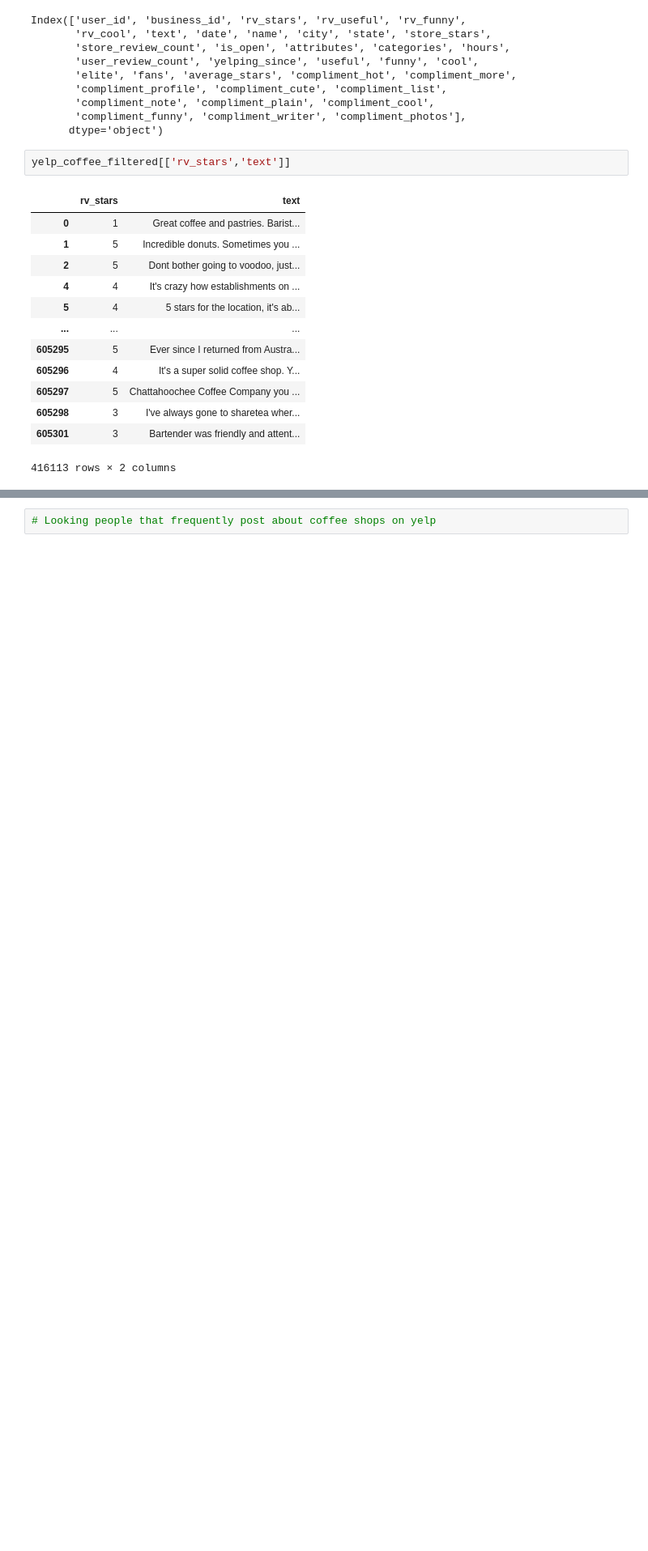
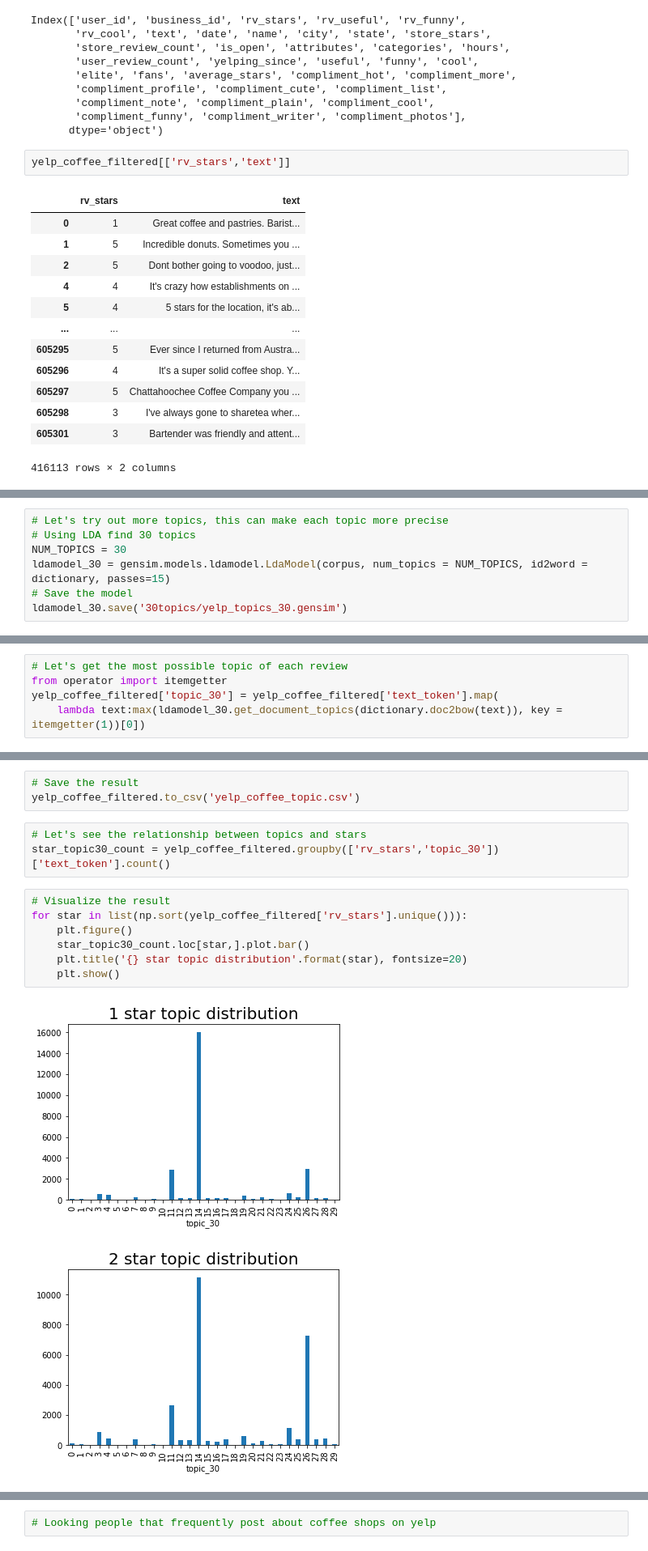
Before and after one commit to erojing/Analyzing_Yelp_Dataset, a Jupyter notebook: Final project.ipynb, the cells around one changed output, grey strips where cells are left out. Shown: that part at 81% size. Saved outputs shown, nothing was run; the diff lists cells and outputs as text; blank space fills up the shorter version.

```diff
--- a/Final project.ipynb
+++ b/Final project.ipynb
@@ -189,0 +372,7 @@ yelp_coffee_filtered
+# %%
+# Let's try out more topics, this can make each topic more precise
+# Using LDA find 30 topics
+NUM_TOPICS = 30
+ldamodel_30 = gensim.models.ldamodel.LdaModel(corpus, num_topics = NUM_TOPICS, id2word = dictionary, passes=15)
+# Save the model
+ldamodel_30.save('30topics/yelp_topics_30.gensim')
@@ -189,0 +412,5 @@ yelp_coffee_filtered
+# %%
+# Let's get the most possible topic of each review
+from operator import itemgetter
+yelp_coffee_filtered['topic_30'] = yelp_coffee_filtered['text_token'].map(
+    lambda text:max(ldamodel_30.get_document_topics(dictionary.doc2bow(text)), key = itemgetter(1))[0])
@@ -189,0 +423,16 @@ yelp_coffee_filtered
+# %%
+# Save the result
+yelp_coffee_filtered.to_csv('yelp_coffee_topic.csv')
+# %%
+# Let's see the relationship between topics and stars
+star_topic30_count = yelp_coffee_filtered.groupby(['rv_stars','topic_30'])['text_token'].count()
+# %%
+# Visualize the result
+for star in list(np.sort(yelp_coffee_filtered['rv_stars'].unique())):
+    plt.figure()
+    star_topic30_count.loc[star,].plot.bar()
+    plt.title('{} star topic distribution'.format(star), fontsize=20)
+    plt.show()
+# %% [output]
+[figure, added]
+[figure, added]
```
Also changed, not shown: parts of 25 cells of this notebook, 10 other files.
